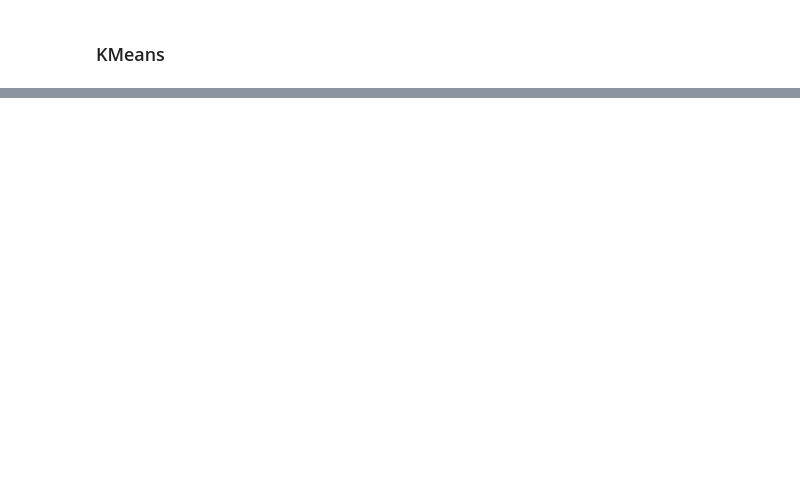
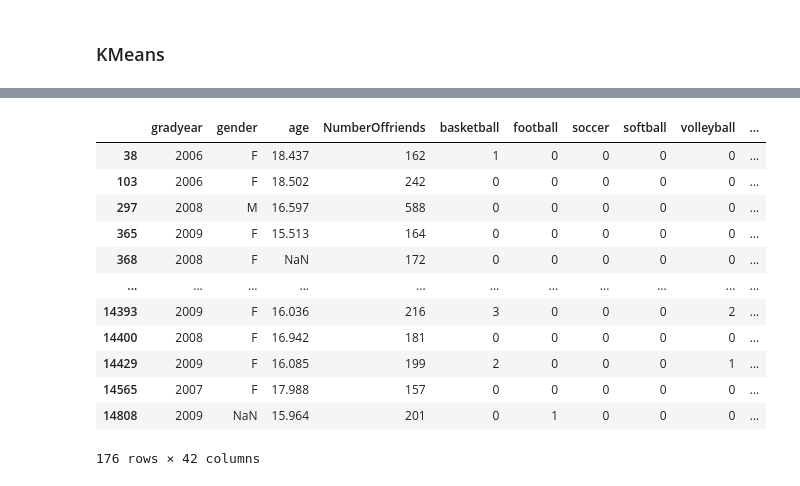
Before and after one commit to lam1910/social-media-preferences, a Jupyter notebook: model/notebook/cluster-friend-gropup.ipynb, the cells around one changed output, grey strips where cells are left out. Saved outputs shown, nothing was run; the diff lists cells and outputs as text; code cells hidden in the pictures; blank space fills up the shorter version.

```diff
--- a/model/notebook/cluster-friend-gropup.ipynb
+++ b/model/notebook/cluster-friend-gropup.ipynb
@@ -261,7 +256,7 @@ from sklearn.cluster import KMeans
 wcss = []
 for i in range(1, 20):
     kmeans = KMeans(n_clusters=i, init='k-means++', n_init=10, random_state=0)
-    kmeans.fit(X_train)
+    kmeans.fit(X)
     wcss.append(kmeans.inertia_)
 
 f = plt.figure(1)
@@ -277,8 +272,8 @@ By looking at that graph, it seems that from 5 clusters onwards, there was not a
 # %%
 #K-means
-k_clus = 5
+k_clus = 7
 kmeans = KMeans(n_clusters=k_clus, init='k-means++', max_iter=500, n_init=10, random_state=33)
-y_kmeans = kmeans.fit_predict(X_train)
+y_kmeans = kmeans.fit_predict(X)
 # %%
 unique_elements, counts = np.unique(y_kmeans, return_counts=True)
 
@@ -288,0 +286,3 @@ print(count_group_km)
+# %%
+og_df['YLabelHierarchy'] = y_hc
+og_df['YLabelKmeans'] = y_kmeans
@@ -288,0 +299,23 @@ print(count_group_km)
+# %%
+hc_group = {}
+km_group = {}
+
+for i in range(7):
+    hc_group[i] = og_df.loc[og_df['YLabelHierarchy'] == i]
+    km_group[i] = og_df.loc[og_df['YLabelKmeans'] == i]
+# %%
+hc_group[0]
+# %% [output]
+|  | gradyear | gender | age | NumberOffriends | basketball | football | soccer | softball | volleyball | ... |
+| 38 | 2006 | F | 18.437 | 162 | 1 | 0 | 0 | 0 | 0 | ... |
+| 103 | 2006 | F | 18.502 | 242 | 0 | 0 | 0 | 0 | 0 | ... |
+| 297 | 2008 | M | 16.597 | 588 | 0 | 0 | 0 | 0 | 0 | ... |
+| 365 | 2009 | F | 15.513 | 164 | 0 | 0 | 0 | 0 | 0 | ... |
+| 368 | 2008 | F | NaN | 172 | 0 | 0 | 0 | 0 | 0 | ... |
+| ... | ... | ... | ... | ... | ... | ... | ... | ... | ... | ... |
+| 14393 | 2009 | F | 16.036 | 216 | 3 | 0 | 0 | 0 | 2 | ... |
+| 14400 | 2008 | F | 16.942 | 181 | 0 | 0 | 0 | 0 | 0 | ... |
+| 14429 | 2009 | F | 16.085 | 199 | 2 | 0 | 0 | 0 | 1 | ... |
+| 14565 | 2007 | F | 17.988 | 157 | 0 | 0 | 0 | 0 | 0 | ... |
+| 14808 | 2009 | NaN | 15.964 | 201 | 0 | 1 | 0 | 0 | 0 | ... |
+176 rows × 42 columns
```
Also changed, not shown: parts of 18 cells of this notebook.
